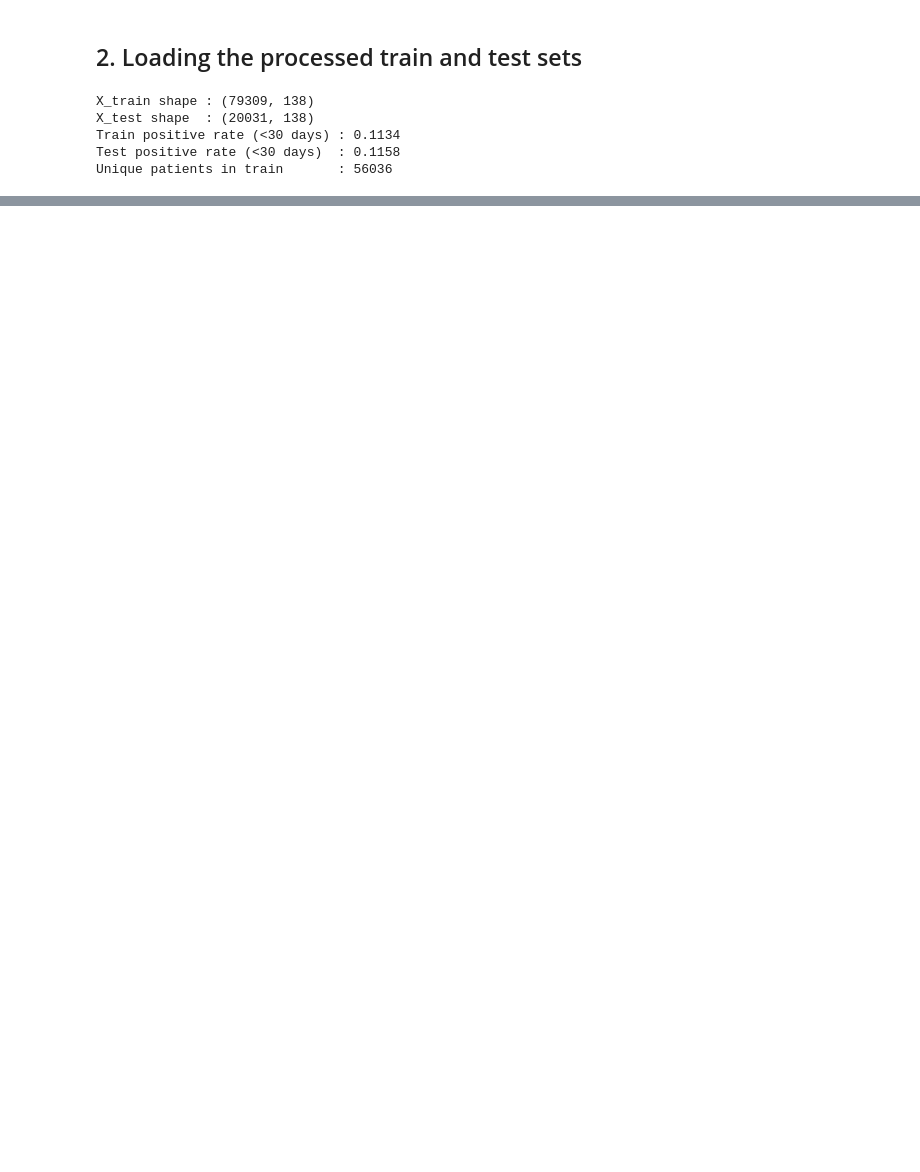
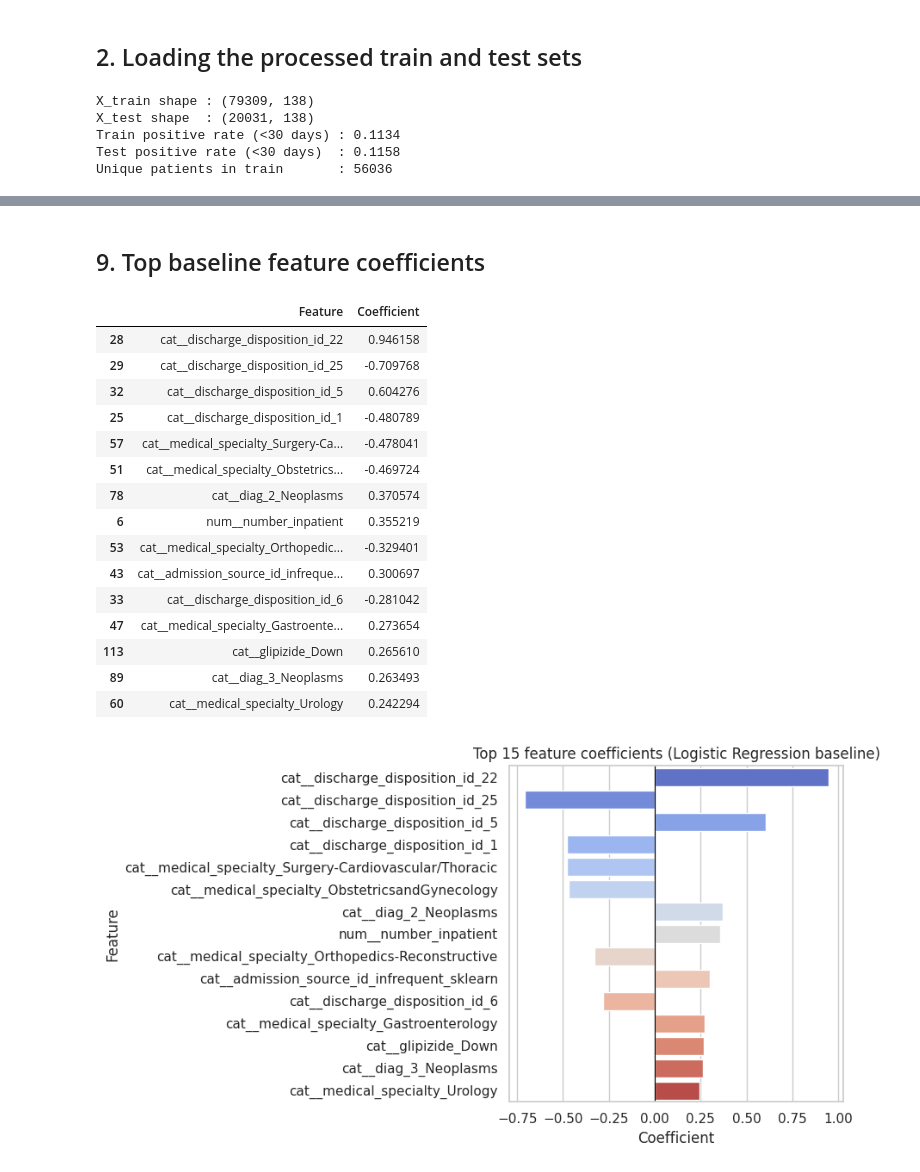
Before and after one commit to AmandineBaranger/Group_06_DS_Project, a Jupyter notebook: notebooks/02_baseline.ipynb, the cells around one changed output, grey strips where cells are left out. Cells and saved outputs as stored; diff of their text form; code cells hidden in the pictures; blank space fills up the shorter version.

```diff
--- a/notebooks/02_baseline.ipynb
+++ b/notebooks/02_baseline.ipynb
@@ -151,0 +369,45 @@ HTTPError: HTTP Error 404: Not Found
+# %% [markdown]
+## 9. Top baseline feature coefficients
+# %%
+#put feature names and their learned weights in a table
+coef_df = pd.DataFrame({
+    "Feature": X_train.columns,
+    "Coefficient": best_baseline.coef_[0],
+    "Abs_Coefficient": np.abs(best_baseline.coef_[0])
+}).sort_values(by="Abs_Coefficient", ascending=False)
+
+#keep the 15 strongest features
+top_features = coef_df.head(15)
+#display the table
+display(top_features[["Feature", "Coefficient"]])
+
+#create the figure
+plt.figure(figsize=(9, 5))
+#draw a horizontal bar chart of the top coefficients
+sns.barplot(data=top_features, x="Coefficient", y="Feature", hue="Feature", palette="coolwarm", legend=False)
+#add a vertical line at zero
+plt.axvline(0, color="black", linewidth=0.8)
+#add a title
+plt.title("Top 15 feature coefficients (Logistic Regression baseline)")
+#avoid overlapping texts
+plt.tight_layout()
+#display the chart
+plt.show()
+# %% [output]
+|  | Feature | Coefficient |
+| 28 | cat__discharge_disposition_id_22 | 0.946158 |
+| 29 | cat__discharge_disposition_id_25 | -0.709768 |
+| 32 | cat__discharge_disposition_id_5 | 0.604276 |
+| 25 | cat__discharge_disposition_id_1 | -0.480789 |
+| 57 | cat__medical_specialty_Surgery-Ca... | -0.478041 |
+| 51 | cat__medical_specialty_Obstetrics... | -0.469724 |
+| 78 | cat__diag_2_Neoplasms | 0.370574 |
+| 6 | num__number_inpatient | 0.355219 |
+| 53 | cat__medical_specialty_Orthopedic... | -0.329401 |
+| 43 | cat__admission_source_id_infreque... | 0.300697 |
+| 33 | cat__discharge_disposition_id_6 | -0.281042 |
+| 47 | cat__medical_specialty_Gastroente... | 0.273654 |
+| 113 | cat__glipizide_Down | 0.265610 |
+| 89 | cat__diag_3_Neoplasms | 0.263493 |
+| 60 | cat__medical_specialty_Urology | 0.242294 |
+[figure, added]
```
Also changed, not shown: parts of 24 cells of this notebook.
